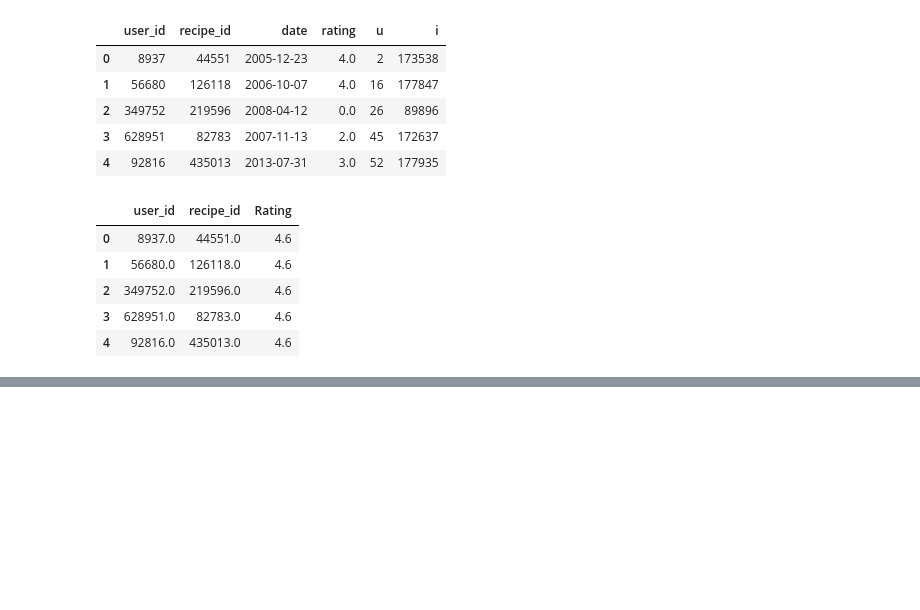
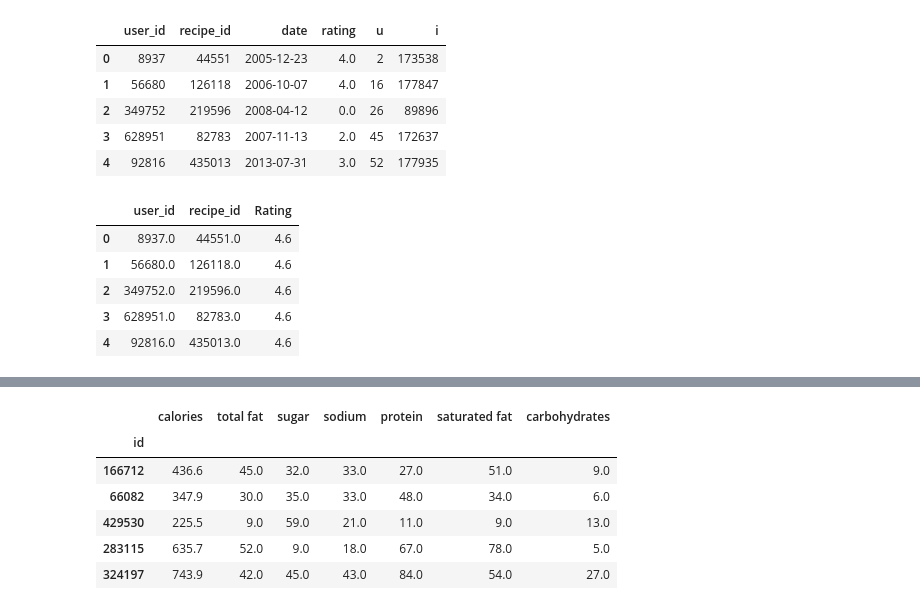
Before and after one commit to Adarsh3thy/RecipeRecommender, a Jupyter notebook: recipe_MF.ipynb, the cells around one changed output, grey strips where cells are left out. Cells and saved outputs as stored; diff of their text form; code cells hidden in the pictures; blank space fills up the shorter version.

```diff
--- a/recipe_MF.ipynb
+++ b/recipe_MF.ipynb
@@ -163,0 +243,11 @@ df_submission.to_csv("predictions.csv", index=False)
+# %%
+raw_recipes.reset_index('id')
+raw_recipes.head()
+# %% [output]
+|  | calories | total fat | sugar | sodium | protein | saturated fat | carbohydrates |
+| id |  |  |  |  |  |  |  |
+| 166712 | 436.6 | 45.0 | 32.0 | 33.0 | 27.0 | 51.0 | 9.0 |
+| 66082 | 347.9 | 30.0 | 35.0 | 33.0 | 48.0 | 34.0 | 6.0 |
+| 429530 | 225.5 | 9.0 | 59.0 | 21.0 | 11.0 | 9.0 | 13.0 |
+| 283115 | 635.7 | 52.0 | 9.0 | 18.0 | 67.0 | 78.0 | 5.0 |
+| 324197 | 743.9 | 42.0 | 45.0 | 43.0 | 84.0 | 54.0 | 27.0 |
```
Also changed, not shown: parts of 22 cells of this notebook.
